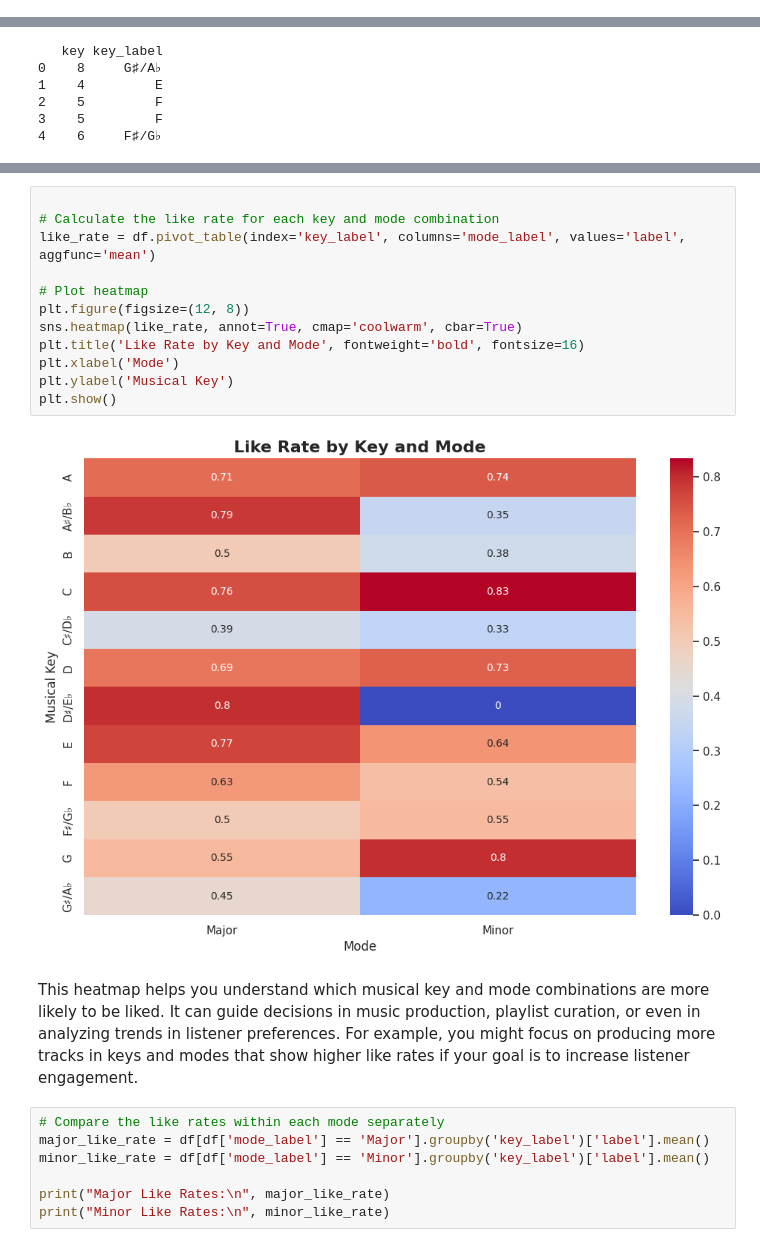
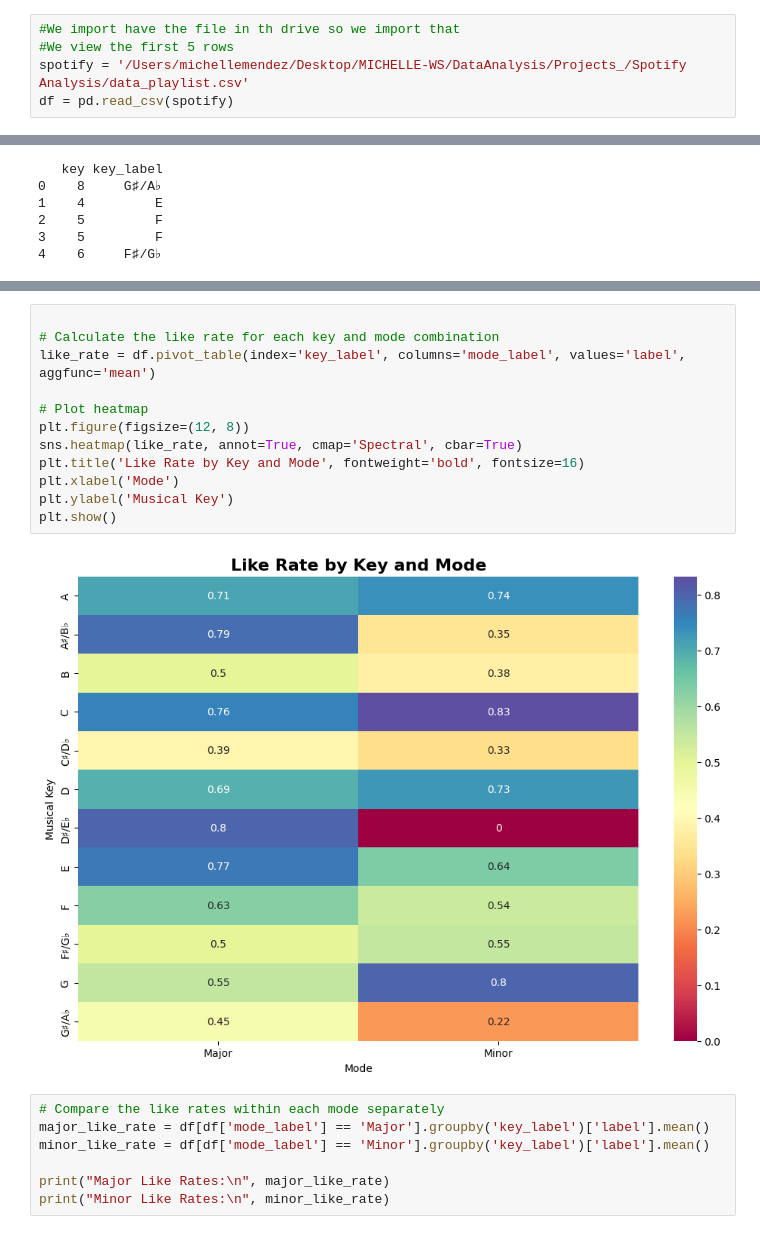
Before and after one commit to michellemendezp/DataAnalysis, a Jupyter notebook: Projects_/Spotify Analysis/AnalysisSpotify.ipynb, the cells around one changed output, grey strips where cells are left out. Cells and saved outputs as stored; diff of their text form.

Commit message:
ADD: visualization analysis

```diff
--- a/Projects_/Spotify Analysis/AnalysisSpotify.ipynb
+++ b/Projects_/Spotify Analysis/AnalysisSpotify.ipynb
@@ -56 +59,6 @@ from sklearn.manifold import TSNE
+# %%
+#We import have the file in th drive so we import that
+#We view the first 5 rows
+spotify = '/Users/michellemendez/Desktop/MICHELLE-WS/DataAnalysis/Projects_/Spotify Analysis/data_playlist.csv'
+df = pd.read_csv(spotify)
 # %% [markdown]
@@ -416,19 +466,17 @@ plt.show()
 # %%
 
 # Calculate the like rate for each key and mode combination
 like_rate = df.pivot_table(index='key_label', columns='mode_label', values='label', aggfunc='mean')
 
 # Plot heatmap
 plt.figure(figsize=(12, 8))
-sns.heatmap(like_rate, annot=True, cmap='coolwarm', cbar=True)
+sns.heatmap(like_rate, annot=True, cmap='Spectral', cbar=True)
 plt.title('Like Rate by Key and Mode', fontweight='bold', fontsize=16)
 plt.xlabel('Mode')
 plt.ylabel('Musical Key')
 plt.show()
 # %% [output]
-[figure, old version]
+[figure, new version]
-# %% [markdown]
-This heatmap helps you understand which musical key and mode combinations are more likely to be liked. It can guide decisions in music production, playlist curation, or even in analyzing trends in listener preferences. For example, you might focus on producing more tracks in keys and modes that show higher like rates if your goal is to increase listener engagement.
 # %%
 # Compare the like rates within each mode separately
 major_like_rate = df[df['mode_label'] == 'Major'].groupby('key_label')['label'].mean()
```
Also changed, not shown: parts of 40 cells of this notebook.
